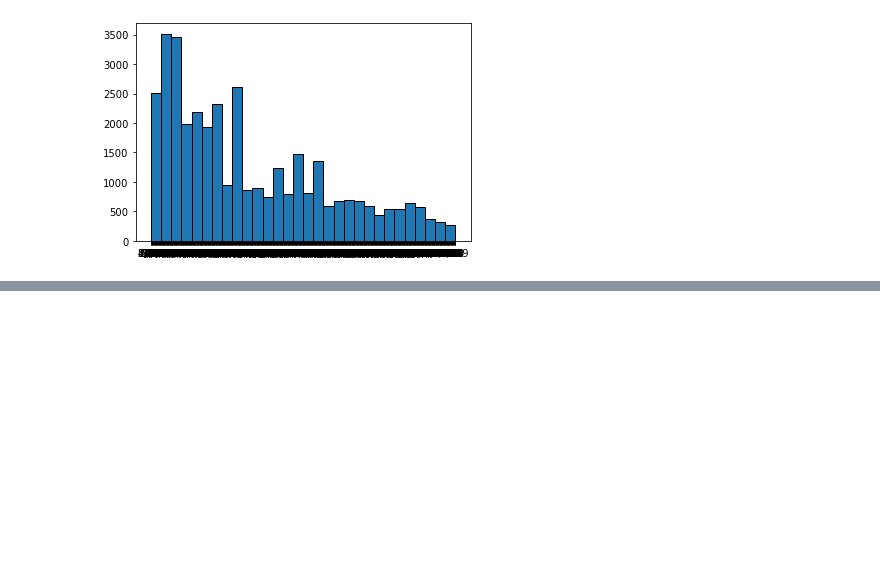
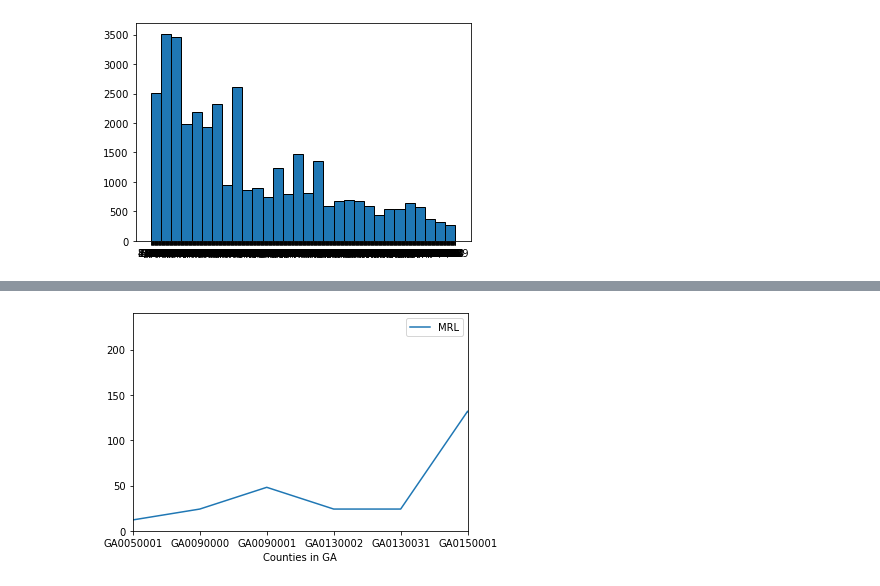
Before and after one commit to GGC-DSA/pfas, a Jupyter notebook: NoteBooks/David Teflon Notebook.ipynb, the cells around one changed output, grey strips where cells are left out. Saved outputs shown, nothing was run; the diff lists cells and outputs as text; code cells hidden in the pictures; blank space fills up the shorter version.

```diff
--- a/NoteBooks/David Teflon Notebook.ipynb
+++ b/NoteBooks/David Teflon Notebook.ipynb
@@ -195,0 +253,3 @@ plt.show
+# %%
+ucmr3_df = pd.read_csv("UCMR3_All.csv")
+ucmr3_df
@@ -195,0 +270,3 @@ plt.show
+# %%
+gapfas = ucmr3_df[ucmr3_df['State'].str.contains('GA')]
+gapfas
@@ -195,0 +287,3 @@ plt.show
+# %%
+gap =  gapfas.set_index(['PWSID','FacilityID','FacilityName','FacilityWaterType','Contaminant','State']).select_dtypes('number')
+gap
@@ -195,0 +305,3 @@ plt.show
+# %%
+gas = gapfas[ucmr3_df['Contaminant'].str.contains('PF')]
+gas
@@ -195,0 +322,17 @@ plt.show
+# %%
+x = pd.DataFrame(gas['PWSID'].value_counts())
+
+y = pd.DataFrame(gas['MRL'].value_counts())
+plt.xlim(0,5)
+plt.ylim(0,240)
+plt.plot(x.sort_index(axis = 0), label = 'MRL')
+plt.plot(y.sort_index(axis = 0))
+plt.legend()
+plt.xlabel("Counties in GA")
+
+
+
+
+plt.show()
+# %% [output]
+[figure, added]
```
Also changed, not shown: parts of 11 cells of this notebook.
